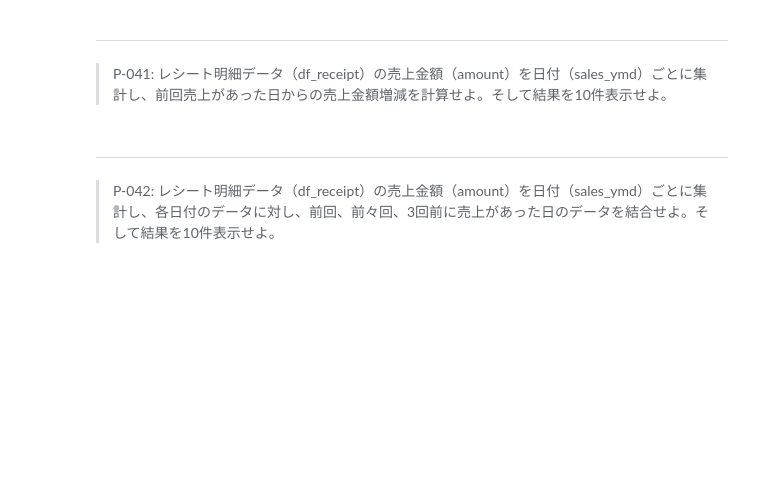
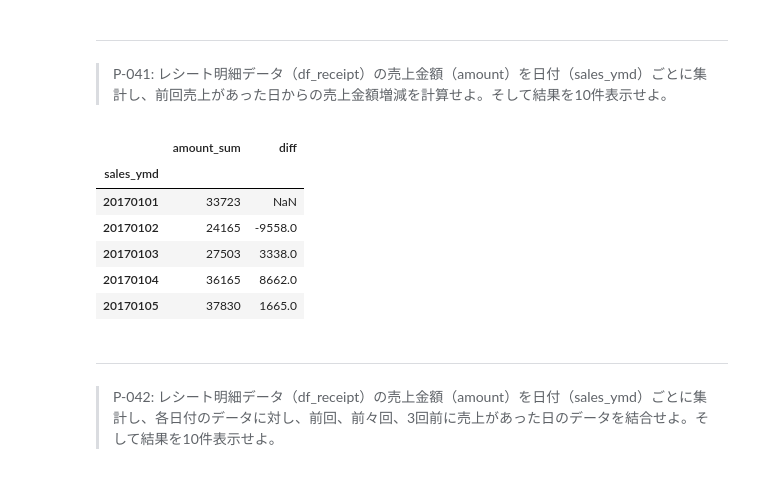
Before and after one commit to libra20/100knocks2, a Jupyter notebook: docker/work/preprocess_knock_Python.ipynb, the cells around one changed output. Drawn from its saved outputs; the diff is of its cells as text; code cells hidden in the pictures; blank space fills up the shorter version.

```diff
--- a/docker/work/preprocess_knock_Python.ipynb
+++ b/docker/work/preprocess_knock_Python.ipynb
@@ -792,6 +812,18 @@ dfa
 # %% [markdown]
 ---
 > P-041: レシート明細データ（df_receipt）の売上金額（amount）を日付（sales_ymd）ごとに集計し、前回売上があった日からの売上金額増減を計算せよ。そして結果を10件表示せよ。
+# %%
+dfa = df_receipt.groupby('sales_ymd').agg(amount_sum=('amount', 'sum'))
+dfa['diff'] = dfa.diff()
+dfa.head()
+# %% [output]
+|  | amount_sum | diff |
+| sales_ymd |  |  |
+| 20170101 | 33723 | NaN |
+| 20170102 | 24165 | -9558.0 |
+| 20170103 | 27503 | 3338.0 |
+| 20170104 | 36165 | 8662.0 |
+| 20170105 | 37830 | 1665.0 |
 # %% [markdown]
 ---
 > P-042: レシート明細データ（df_receipt）の売上金額（amount）を日付（sales_ymd）ごとに集計し、各日付のデータに対し、前回、前々回、3回前に売上があった日のデータを結合せよ。そして結果を10件表示せよ。
```
Also changed, not shown: parts of 3 cells of this notebook.
